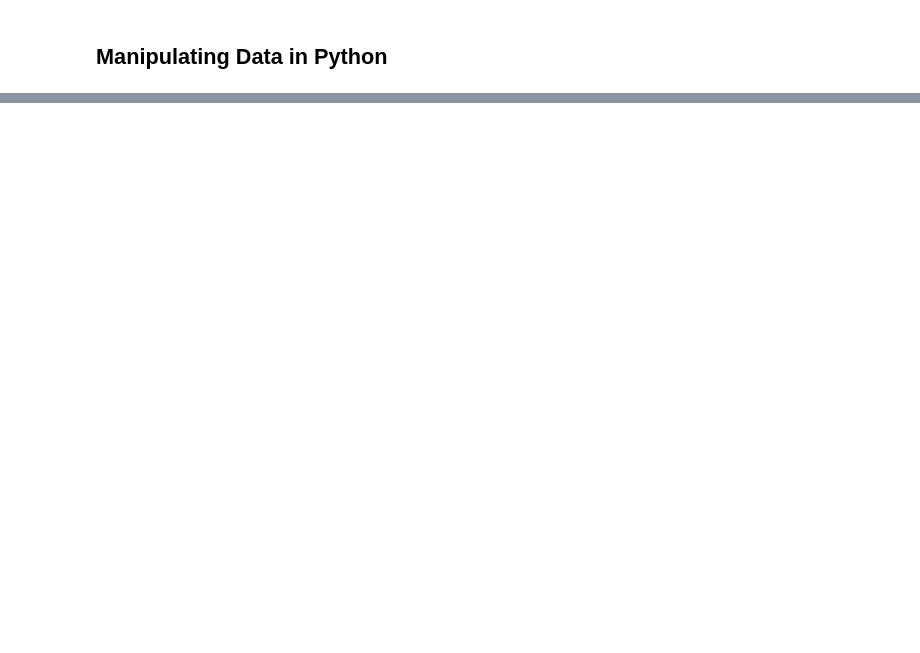
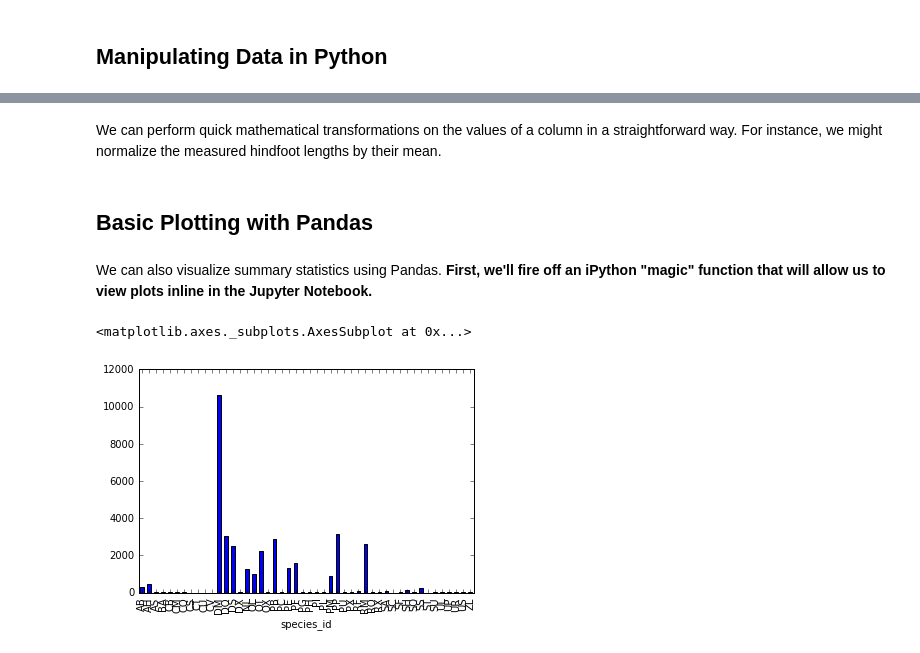
Before and after one commit to arthur-e/swc-workshop, a Jupyter notebook: python-ecology/Python-Intro-Ecology.ipynb, the cells around one changed output, grey strips where cells are left out. Drawn from its saved outputs; the diff is of its cells as text; code cells hidden in the pictures; blank space fills up the shorter version.

Commit message:
Updated Python lesson; added summary statistics and basic plotting

```diff
--- a/python-ecology/Python-Intro-Ecology.ipynb
+++ b/python-ecology/Python-Intro-Ecology.ipynb
@@ -383,0 +531,3 @@ The output of the `pd.read_csv()` function, our table, instead of being displaye
+# %%
+species_counts = surveys.groupby('species_id')['record_id'].count()
+species_counts
@@ -383,0 +565,3 @@ The output of the `pd.read_csv()` function, our table, instead of being displaye
+# %% [markdown]
+We can perform quick mathematical transformations on the values of a column in a straightforward way.
+For instance, we might normalize the measured hindfoot lengths by their mean.
@@ -383,0 +570,5 @@ The output of the `pd.read_csv()` function, our table, instead of being displaye
+# %% [markdown]
+## Basic Plotting with Pandas
+# %% [markdown]
+We can also visualize summary statistics using Pandas.
+**First, we'll fire off an iPython "magic" function that will allow us to  view plots inline in the Jupyter Notebook.**
@@ -383,0 +577,6 @@ The output of the `pd.read_csv()` function, our table, instead of being displaye
+# %%
+# Create a quick bar chart
+species_counts.plot(kind = 'bar')
+# %% [output]
+<matplotlib.axes._subplots.AxesSubplot at 0x...>
+[figure, added]
```
Also changed, not shown: parts of 37 cells of this notebook.
